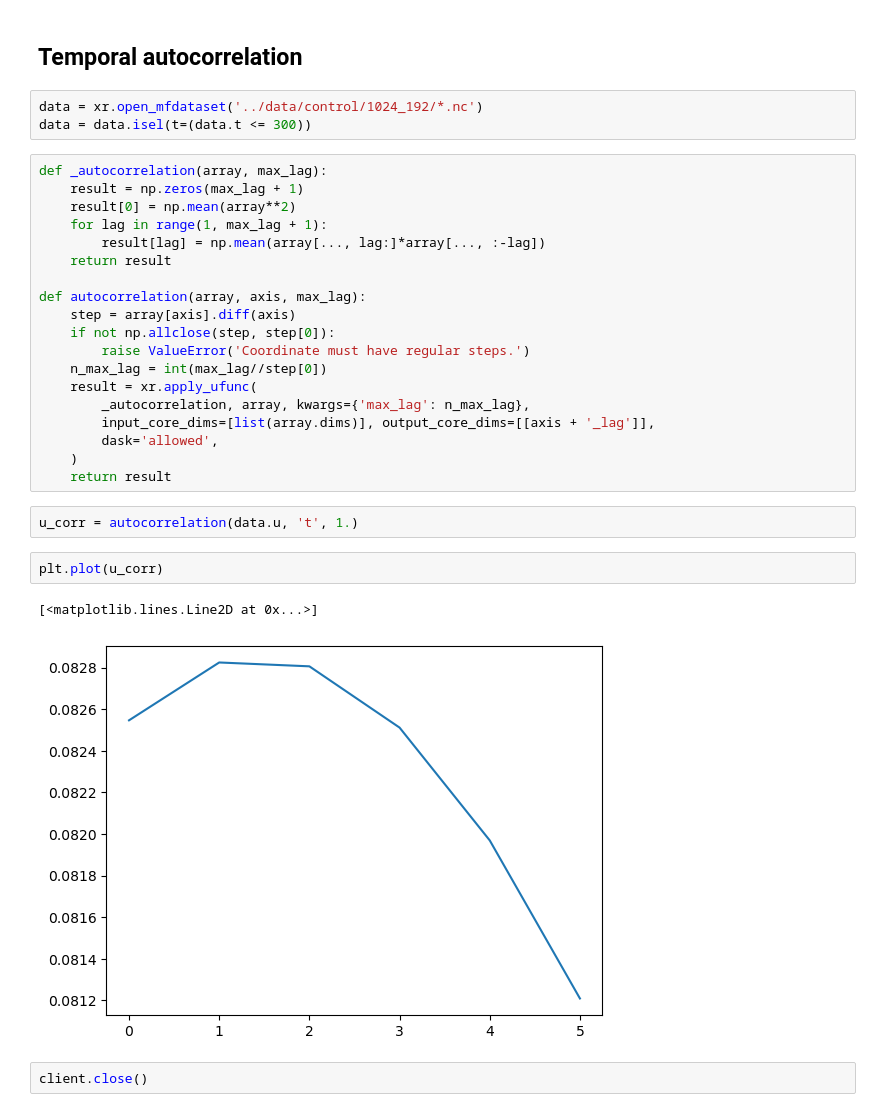
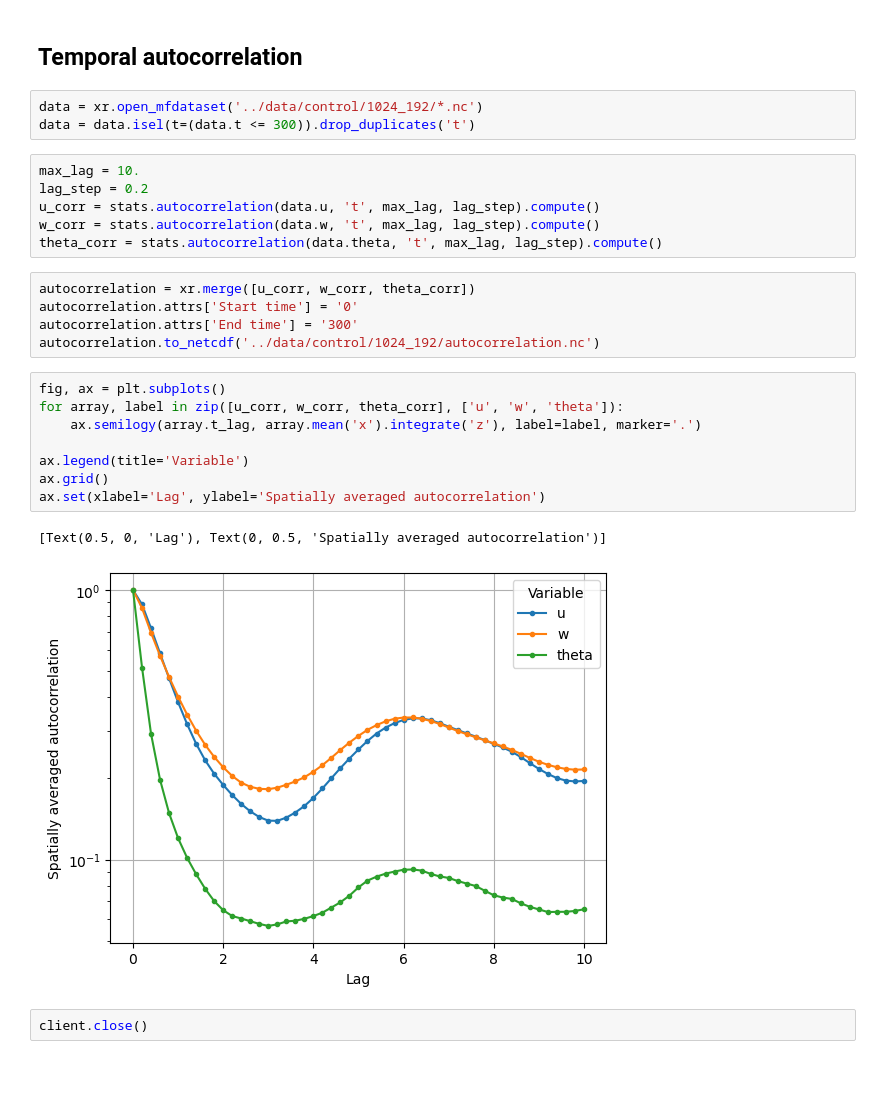
Before and after one commit to tschanzer/honours-project, a Jupyter notebook: notebooks/training_data.ipynb, the cells around one changed output. Cells and saved outputs as stored; diff of their text form; blank space fills up the shorter version.

Commit message:
Do autocorrelation analysis

```diff
--- a/notebooks/training_data.ipynb
+++ b/notebooks/training_data.ipynb
@@ -22,32 +22,28 @@ client
 ## Temporal autocorrelation
 # %%
 data = xr.open_mfdataset('../data/control/1024_192/*.nc')
-data = data.isel(t=(data.t <= 300))
+data = data.isel(t=(data.t <= 300)).drop_duplicates('t')
-# %%
-def _autocorrelation(array, max_lag):
-    result = np.zeros(max_lag + 1)
-    result[0] = np.mean(array**2)
-    for lag in range(1, max_lag + 1):
-        result[lag] = np.mean(array[..., lag:]*array[..., :-lag])
-    return result
-
-def autocorrelation(array, axis, max_lag):
-    step = array[axis].diff(axis)
-    if not np.allclose(step, step[0]):
-        raise ValueError('Coordinate must have regular steps.')
-    n_max_lag = int(max_lag//step[0])
-    result = xr.apply_ufunc(
-        _autocorrelation, array, kwargs={'max_lag': n_max_lag},
-        input_core_dims=[list(array.dims)], output_core_dims=[[axis + '_lag']],
-        dask='allowed',
-    )
-    return result
-# %%
-u_corr = autocorrelation(data.u, 't', 1.)
-# %%
-plt.plot(u_corr)
-# %% [output]
-[<matplotlib.lines.Line2D at 0x...>]
-[figure, removed]
+# %%
+max_lag = 10.
+lag_step = 0.2
+u_corr = stats.autocorrelation(data.u, 't', max_lag, lag_step).compute()
+w_corr = stats.autocorrelation(data.w, 't', max_lag, lag_step).compute()
+theta_corr = stats.autocorrelation(data.theta, 't', max_lag, lag_step).compute()
+# %%
+autocorrelation = xr.merge([u_corr, w_corr, theta_corr])
+autocorrelation.attrs['Start time'] = '0'
+autocorrelation.attrs['End time'] = '300'
+autocorrelation.to_netcdf('../data/control/1024_192/autocorrelation.nc')
+# %%
+fig, ax = plt.subplots()
+for array, label in zip([u_corr, w_corr, theta_corr], ['u', 'w', 'theta']):
+    ax.semilogy(array.t_lag, array.mean('x').integrate('z'), label=label, marker='.')
+
+ax.legend(title='Variable')
+ax.grid()
+ax.set(xlabel='Lag', ylabel='Spatially averaged autocorrelation')
+# %% [output]
+[Text(0.5, 0, 'Lag'), Text(0, 0.5, 'Spatially averaged autocorrelation')]
+[figure, added]
 # %%
 client.close()
```
Also changed, not shown: parts of 1 cell of this notebook, 1 other file.
